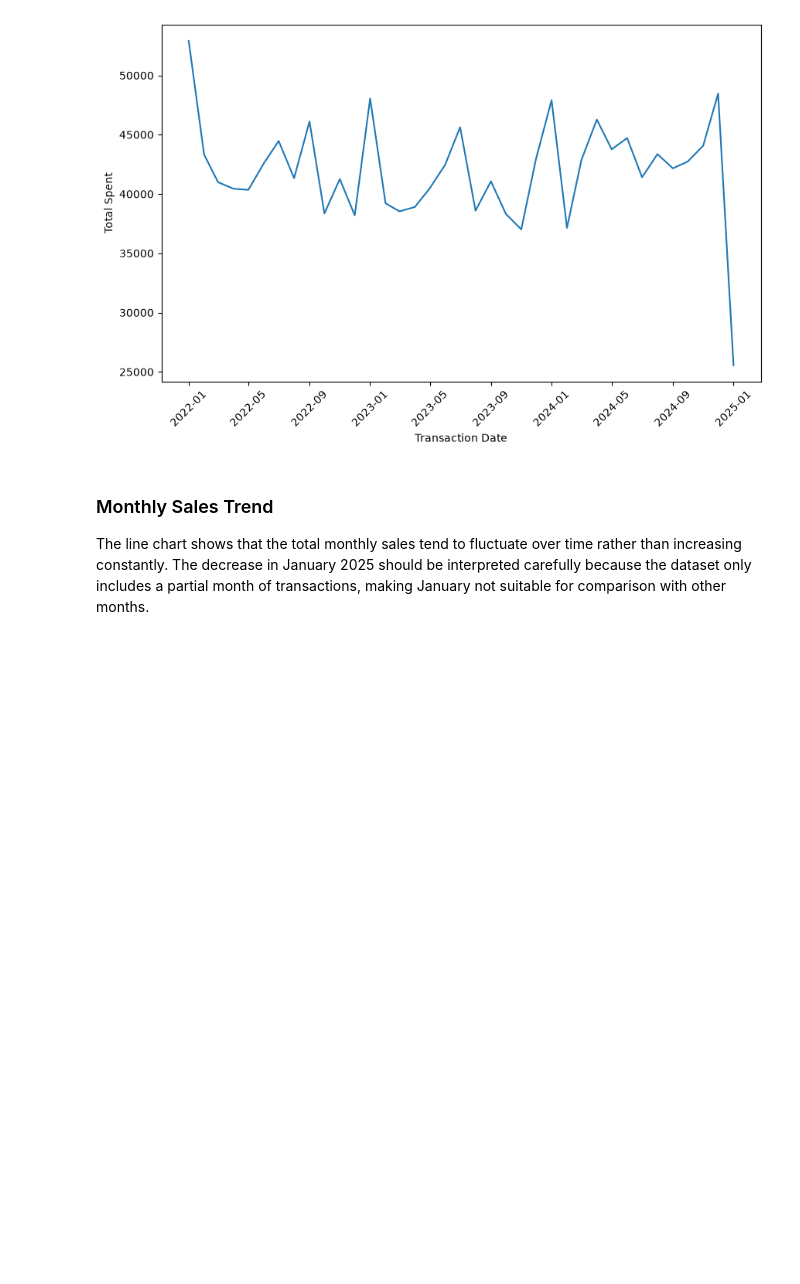
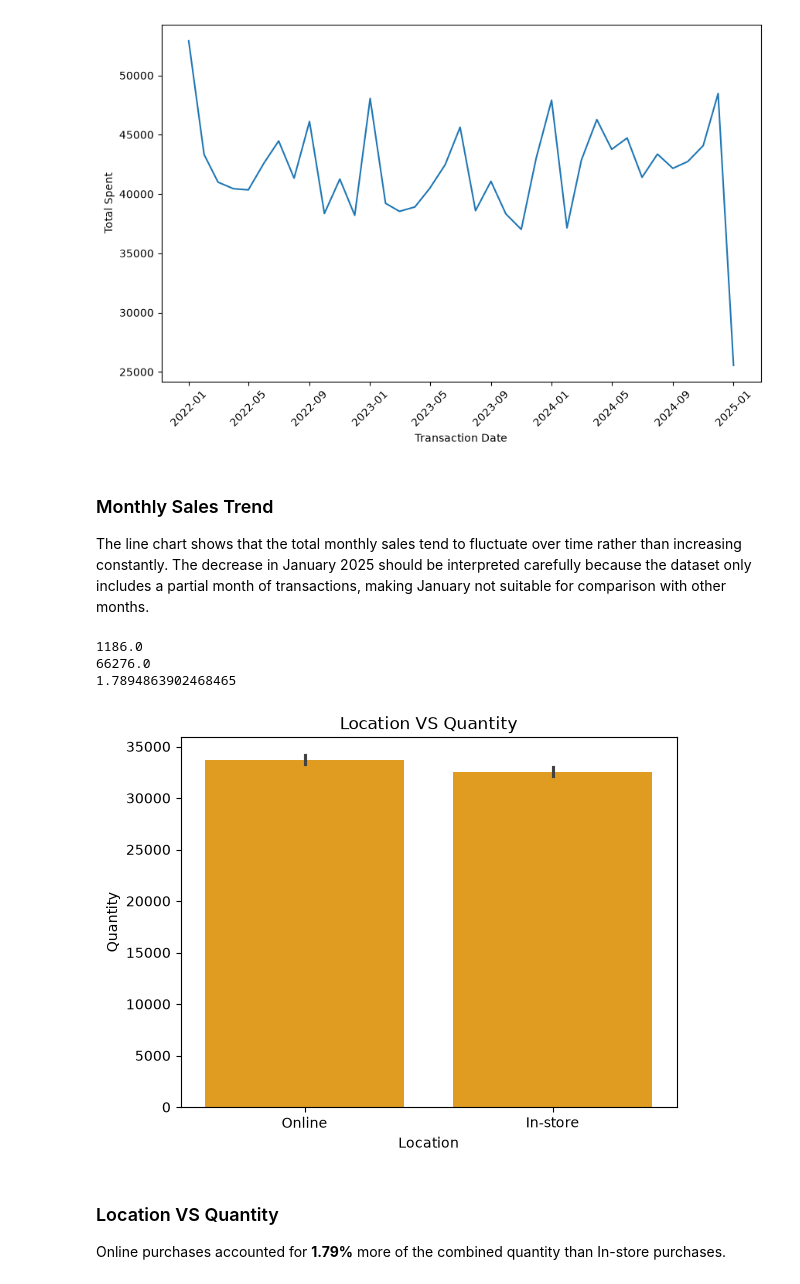
Before and after one commit to Nadish-KANERIA/Retail_Store_Sales_EDA, a Jupyter notebook: Data_Analysis.ipynb, the cells around one changed output. Saved outputs shown, nothing was run; the diff lists cells and outputs as text; code cells hidden in the pictures; blank space fills up the shorter version.

Commit message:
Location to Quantity purchases

```diff
--- a/Data_Analysis.ipynb
+++ b/Data_Analysis.ipynb
@@ -109,3 +109,25 @@ mp.show()
 ### Monthly Sales Trend
 
 The line chart shows that the total monthly sales tend to fluctuate over time rather than increasing constantly. The decrease in January 2025 should be interpreted carefully because the dataset only includes a partial month of transactions, making January not suitable for comparison with other months.
+# %%
+difference = (df.loc[df['Location'] == 'Online', 'Quantity'].sum()) - (df.loc[df['Location'] == 'In-store', 'Quantity'].sum())
+total = (df.loc[df['Location'] == 'Online', 'Quantity'].sum()) + (df.loc[df['Location'] == 'In-store', 'Quantity'].sum())
+print(difference)
+print(total)
+
+percent = (difference/total)*100
+print(percent)
+
+mp.figure()
+mp.title('Location VS Quantity')
+sb.barplot(x = 'Location', y = 'Quantity', data = df, estimator = 'sum', color = 'orange')
+mp.show()
+# %% [output]
+1186.0
+66276.0
+1.7894863902468465
+[figure, added]
+# %% [markdown]
+### Location VS Quantity
+
+Online purchases accounted for **1.79%** more of the combined quantity than In-store purchases.
```
